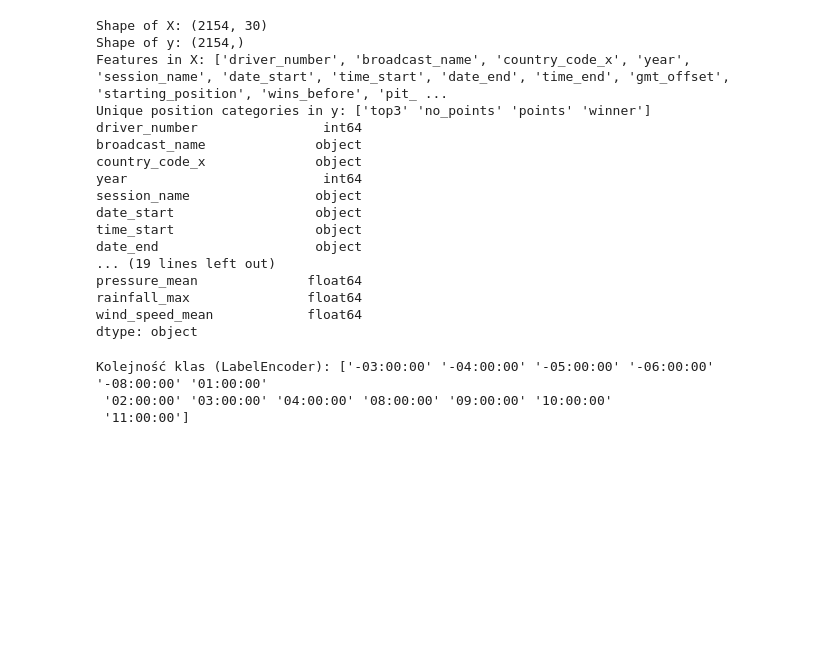
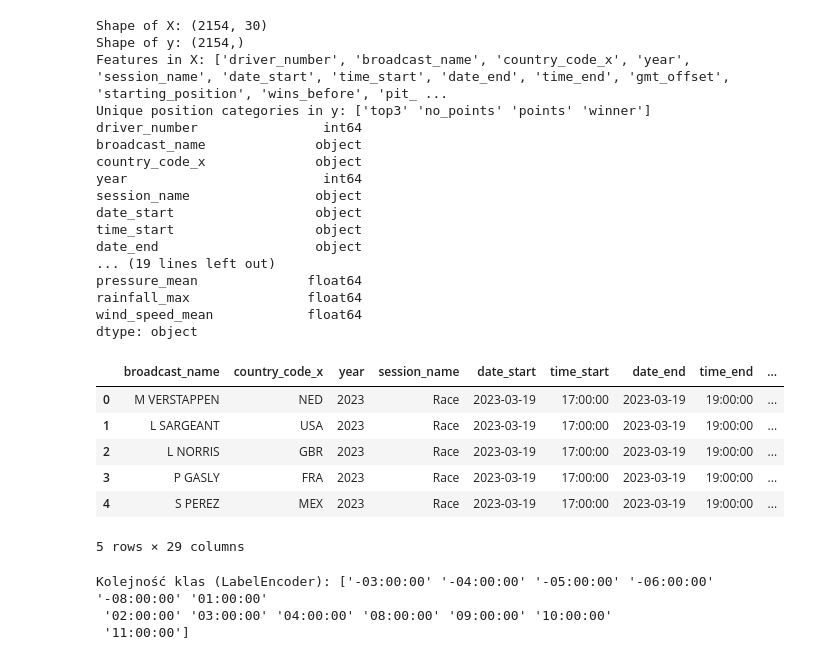
Before and after one commit to szylvvia/f1_races_progress_predict, a Jupyter notebook: notebooks/thesis/thesis_model_v3.ipynb, the cells around one changed output. Cells and saved outputs as stored; diff of their text form; code cells hidden in the pictures; blank space fills up the shorter version.

```diff
--- a/notebooks/thesis/thesis_model_v3.ipynb
+++ b/notebooks/thesis/thesis_model_v3.ipynb
@@ -132,6 +136,18 @@ pressure_mean              float64
 rainfall_max               float64
 wind_speed_mean            float64
 dtype: object
+# %%
+# usuniecie driver number bo to jeest numer dla kierowcy
+X = X.drop(columns=['driver_number'])
+X.head()
+# %% [output]
+|  | broadcast_name | country_code_x | year | session_name | date_start | time_start | date_end | time_end | ... |
+| 0 | M VERSTAPPEN | NED | 2023 | Race | 2023-03-19 | 17:00:00 | 2023-03-19 | 19:00:00 | ... |
+| 1 | L SARGEANT | USA | 2023 | Race | 2023-03-19 | 17:00:00 | 2023-03-19 | 19:00:00 | ... |
+| 2 | L NORRIS | GBR | 2023 | Race | 2023-03-19 | 17:00:00 | 2023-03-19 | 19:00:00 | ... |
+| 3 | P GASLY | FRA | 2023 | Race | 2023-03-19 | 17:00:00 | 2023-03-19 | 19:00:00 | ... |
+| 4 | S PEREZ | MEX | 2023 | Race | 2023-03-19 | 17:00:00 | 2023-03-19 | 19:00:00 | ... |
+5 rows × 29 columns
 # %%
 # encode data in X and scale it
 from sklearn.preprocessing import LabelEncoder, StandardScaler
```
Also changed, not shown: parts of 11 cells of this notebook.
